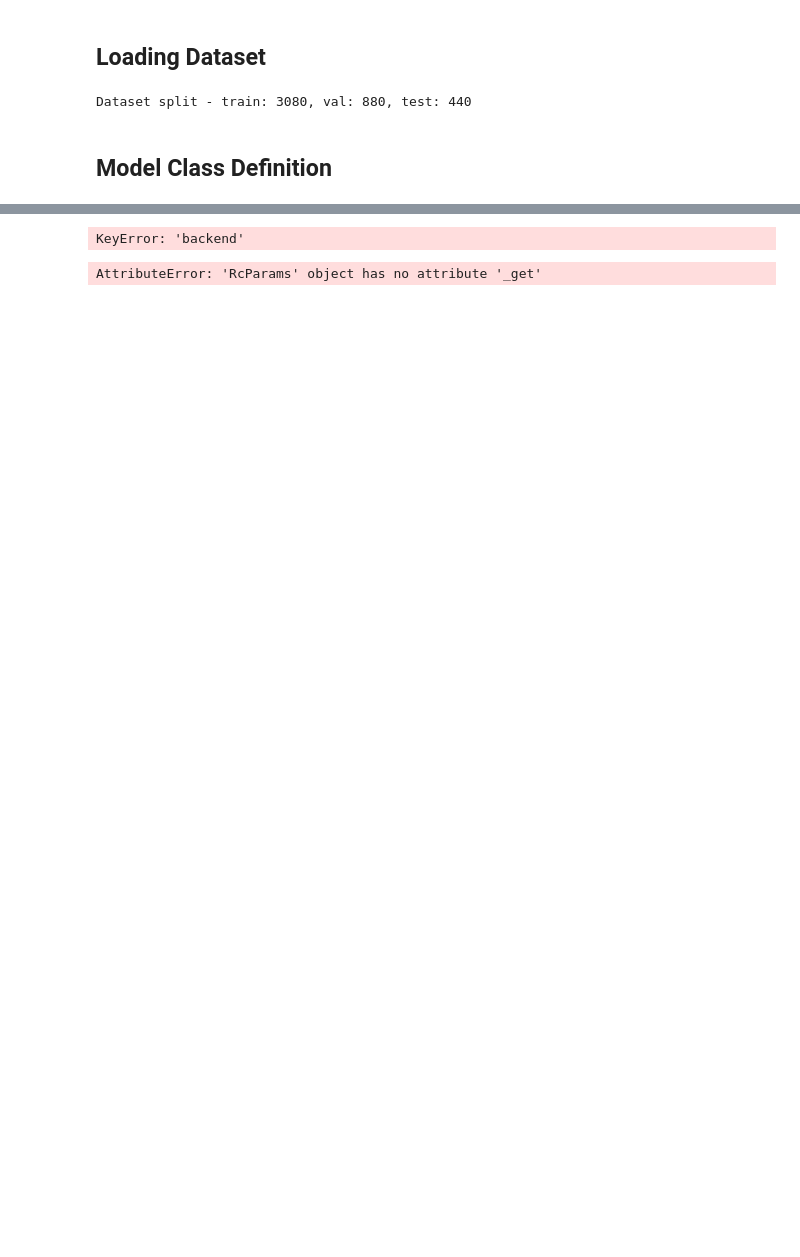
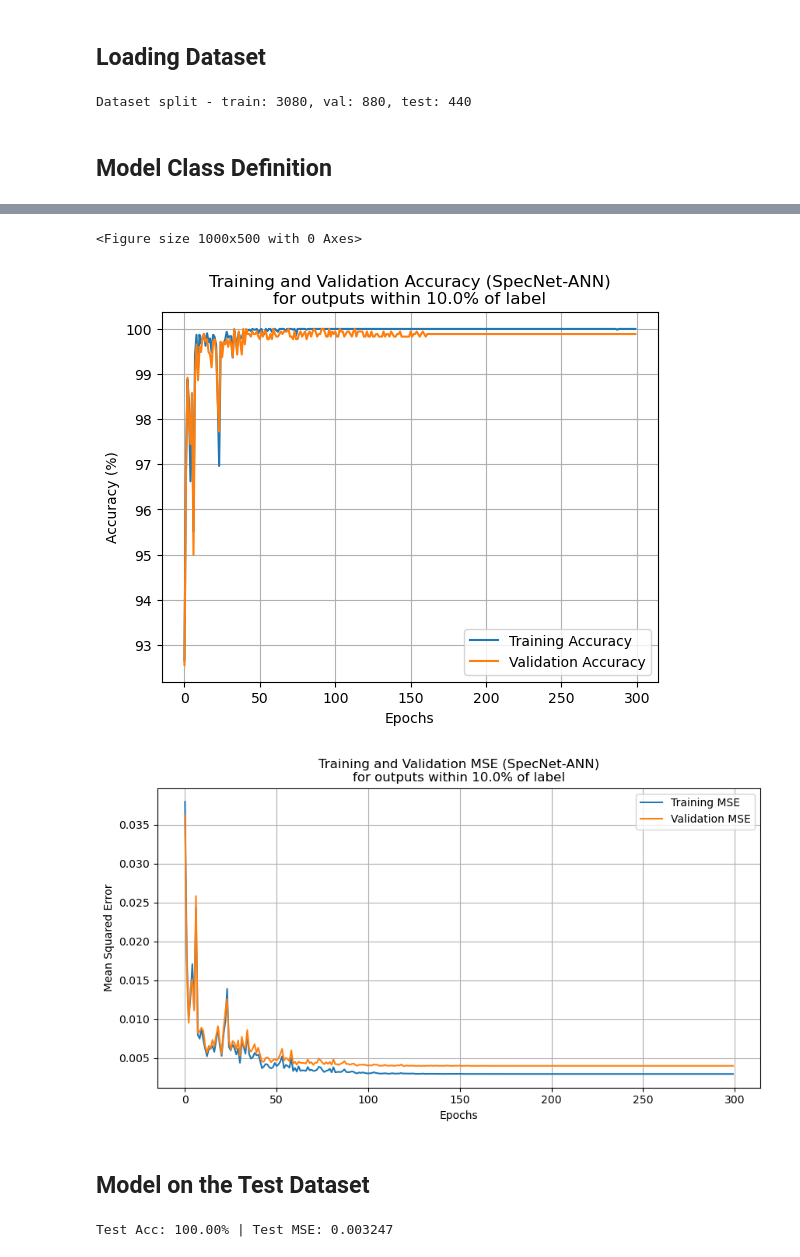
Before and after one commit to arnav-patil-12/specnet, a Jupyter notebook: ann/ann.ipynb, the cells around one changed output, grey strips where cells are left out. Drawn from its saved outputs; the diff is of its cells as text; code cells hidden in the pictures; blank space fills up the shorter version.

```diff
--- a/ann/ann.ipynb
+++ b/ann/ann.ipynb
@@ -26,10 +26,10 @@ TRAIN_RATIO = 0.70
 VAL_RATIO   = 0.20
 TEST_RATIO = 0.10
 
-EPOCHS        = 100
+EPOCHS        = 300
 BATCH_SIZE    = 32
 LR            = 1e-3
 CHECKPOINT_EVERY = 5
-ACC_THRESHOLD = 0.05
+ACC_THRESHOLD = 0.1
 
 SEED = 42
@@ -173,7 +172,7 @@ for epoch in range(0, EPOCHS):
               f"| Val Acc: {val_acc:>9.2f}% | Val MSE: {val_mse:>10.6f}")
 
     # save every 10th epoch
-    if (epoch+1) % 10 and epoch+1 >= 150 == 0:
+    if (epoch+1) % 10 and epoch+1 >= 100 == 0:
         torch.save({
             'epoch': epoch + 1,
             'model_state_dict': model.state_dict(),
@@ -196,33 +202,38 @@ Epoch:    100 | Train Acc:     97.03% | Train MSE:   0.003174 | Val Acc:     96.
-# %%
-import matplotlib
-matplotlib.use("Agg")  # safe backend
-import matplotlib.pyplot as plt
-# %% [output]
-KeyError: 'backend'
 # %%
 # plot training and validation accuracy
 plt.figure(figsize=(10, 5))
 plt.figure()
 plt.plot(train_acc_history, label="Training Accuracy")
 plt.plot(val_acc_history, label="Validation Accuracy")
 plt.xlabel("Epochs")
 plt.ylabel("Accuracy (%)")
-plt.title("Training and Validation Accuracy")
+plt.title("Training and Validation Accuracy (SpecNet-ANN)\n"
+         f"for outputs within {ACC_THRESHOLD*100}% of label")
 plt.legend()
 plt.grid(True)
 # plt.show()
-plt.savefig("accuracy_curve.png", dpi=300, bbox_inches="tight")
+plt.savefig(f"accuracy_curve_{ACC_THRESHOLD}.png", dpi=300, bbox_inches="tight")
 
 # plot training and validation MSE
 plt.figure(figsize=(10, 5))
 plt.plot(train_mse_history, label="Training MSE")
 plt.plot(val_mse_history, label="Validation MSE")
 plt.xlabel("Epochs")
 plt.ylabel("Mean Squared Error")
-plt.title("Training and Validation MSE")
+plt.title("Training and Validation MSE (SpecNet-ANN)\n"
+         f"for outputs within {ACC_THRESHOLD*100}% of label")
 plt.legend()
 plt.grid(True)
 # plt.show()
-plt.savefig("mse_curve.png", dpi=300, bbox_inches="tight")
+plt.savefig(f"mse_curve_{ACC_THRESHOLD}.png", dpi=300, bbox_inches="tight")
 # %% [output]
-AttributeError: 'RcParams' object has no attribute '_get'
+<Figure size 1000x500 with 0 Axes>
+[figure, added]
+[figure, added]
+# %% [markdown]
+## Model on the Test Dataset
+# %%
+test_mse, test_acc = evaluate(test_loader)
+print(f"Test Acc: {test_acc:.2f}% | Test MSE: {test_mse:.6f}")
+# %% [output]
+Test Acc: 100.00% | Test MSE: 0.003247
```
Also changed, not shown: parts of 6 cells of this notebook, 9 other files.
